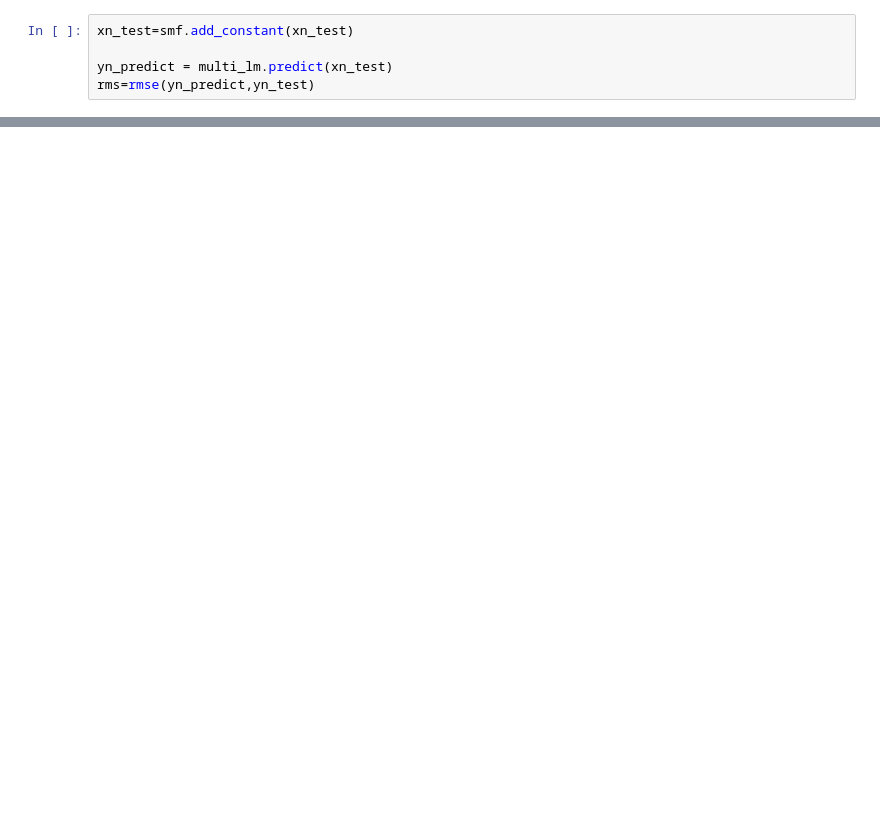
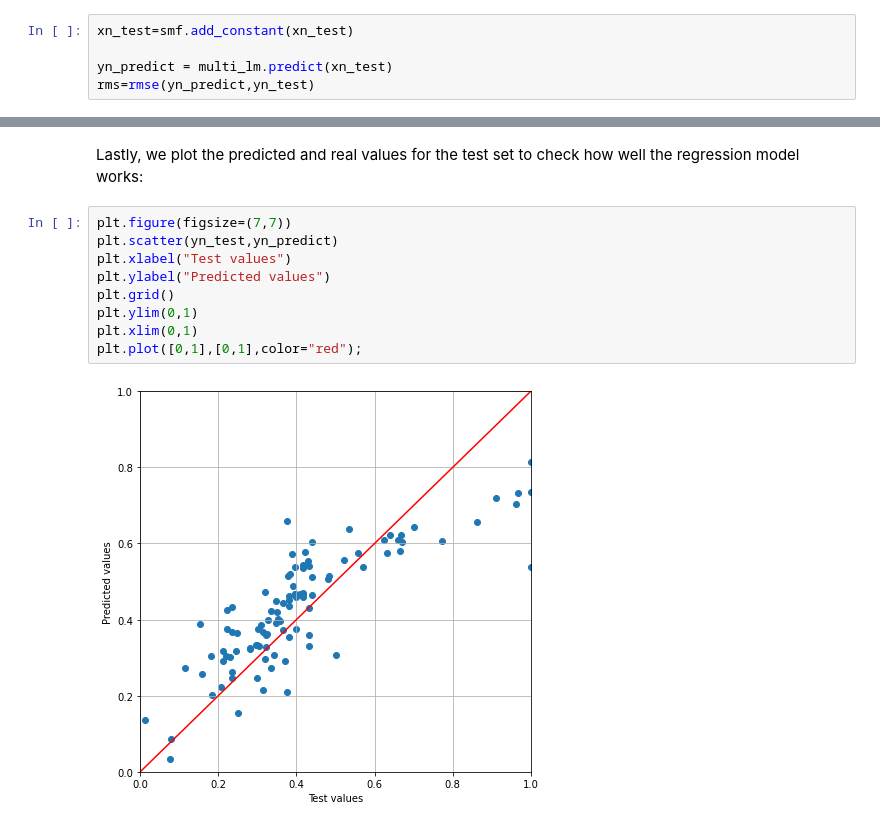
Before and after one commit to nachordo/boston_linear_regression, a Jupyter notebook: boston_housing.ipynb, the cells around one changed output, grey strips where cells are left out. Cells and saved outputs as stored; diff of their text form; blank space fills up the shorter version.

```diff
--- a/boston_housing.ipynb
+++ b/boston_housing.ipynb
@@ -381,0 +371,13 @@ plt.hist(outliers_i);
+# %% [markdown]
+Lastly, we plot the predicted and real values for the test set to check how well the regression model works:
+# %%
+plt.figure(figsize=(7,7))
+plt.scatter(yn_test,yn_predict)
+plt.xlabel("Test values")
+plt.ylabel("Predicted values")
+plt.grid()
+plt.ylim(0,1)
+plt.xlim(0,1)
+plt.plot([0,1],[0,1],color="red");
+# %% [output]
+[figure, added]
```
Also changed, not shown: parts of 17 cells of this notebook.
